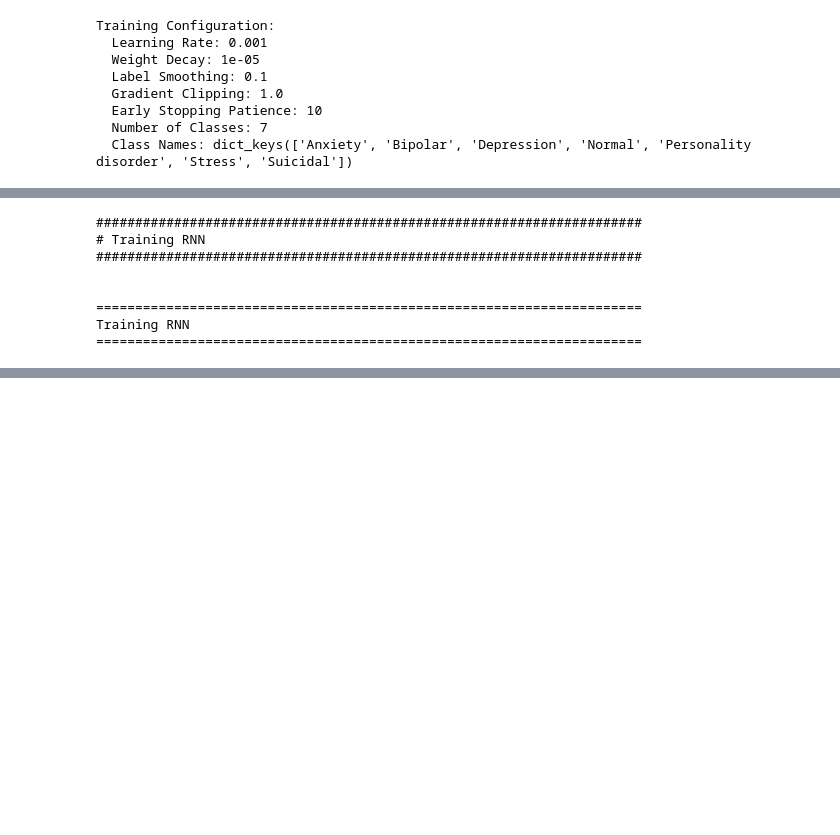
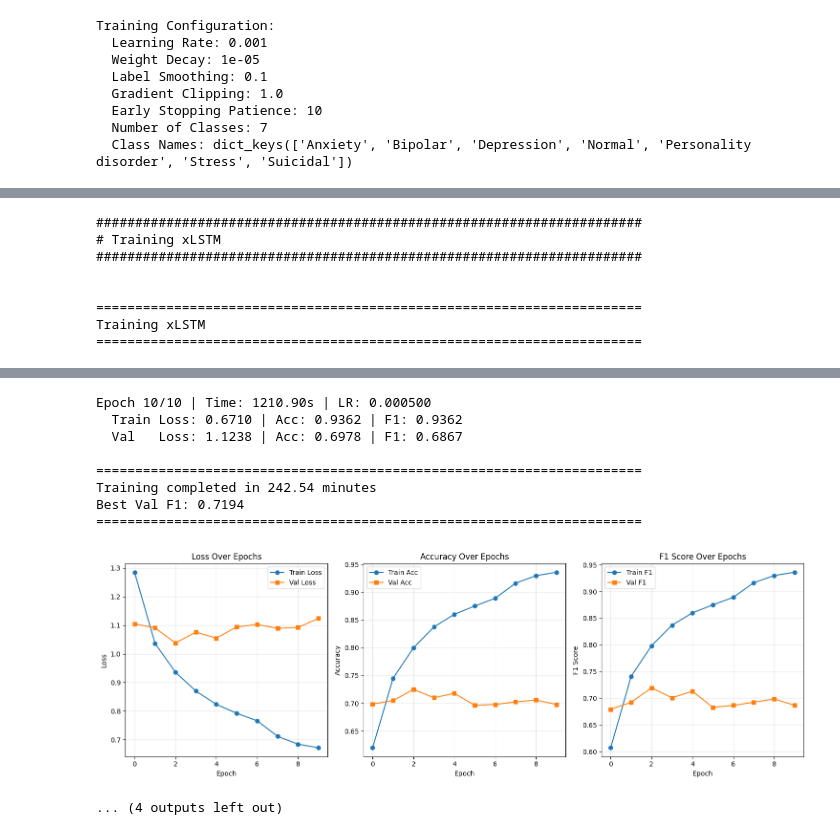
Before and after one commit to pxsa/Sentiment-Analysis-for-Mental-Health, a Jupyter notebook: test.ipynb, the cells around one changed output, grey strips where cells are left out. Drawn from its saved outputs; the diff is of its cells as text; code cells hidden in the pictures; blank space fills up the shorter version.

```diff
--- a/test.ipynb
+++ b/test.ipynb
@@ -2054,11 +2378,11 @@ trained_models = {}
 
 # Models to train
 model_configs = {
-    'RNN': 'rnn',
-    'LSTM': 'lstm',
-    'BiLSTM': 'bilstm',
+    # 'RNN': 'rnn',
+    # 'LSTM': 'lstm',
+    # 'BiLSTM': 'bilstm',
+    # 'xBiLSTM': 'xbilstm',
     'xLSTM': 'xlstm',
-    'xBiLSTM': 'xbilstm'
 }
 
 for model_name, model_type in model_configs.items():
@@ -2135,10 +2459,10 @@ print("ALL MODELS TRAINED SUCCESSFULLY!")
 print("="*70)
 # %% [output]
 ######################################################################
-# Training RNN
+# Training xLSTM
 ######################################################################
 
 
 ======================================================================
-Training RNN
+Training xLSTM
 ======================================================================
@@ -2145,0 +2496,10 @@ KeyError: 'length'
+Epoch 10/10 | Time: 1210.90s | LR: 0.000500
+  Train Loss: 0.6710 | Acc: 0.9362 | F1: 0.9362
+  Val   Loss: 1.1238 | Acc: 0.6978 | F1: 0.6867
+
+======================================================================
+Training completed in 242.54 minutes
+Best Val F1: 0.7194
+======================================================================
+[figure, added]
+... (4 outputs left out)
```
Also changed, not shown: parts of 18 cells of this notebook.
